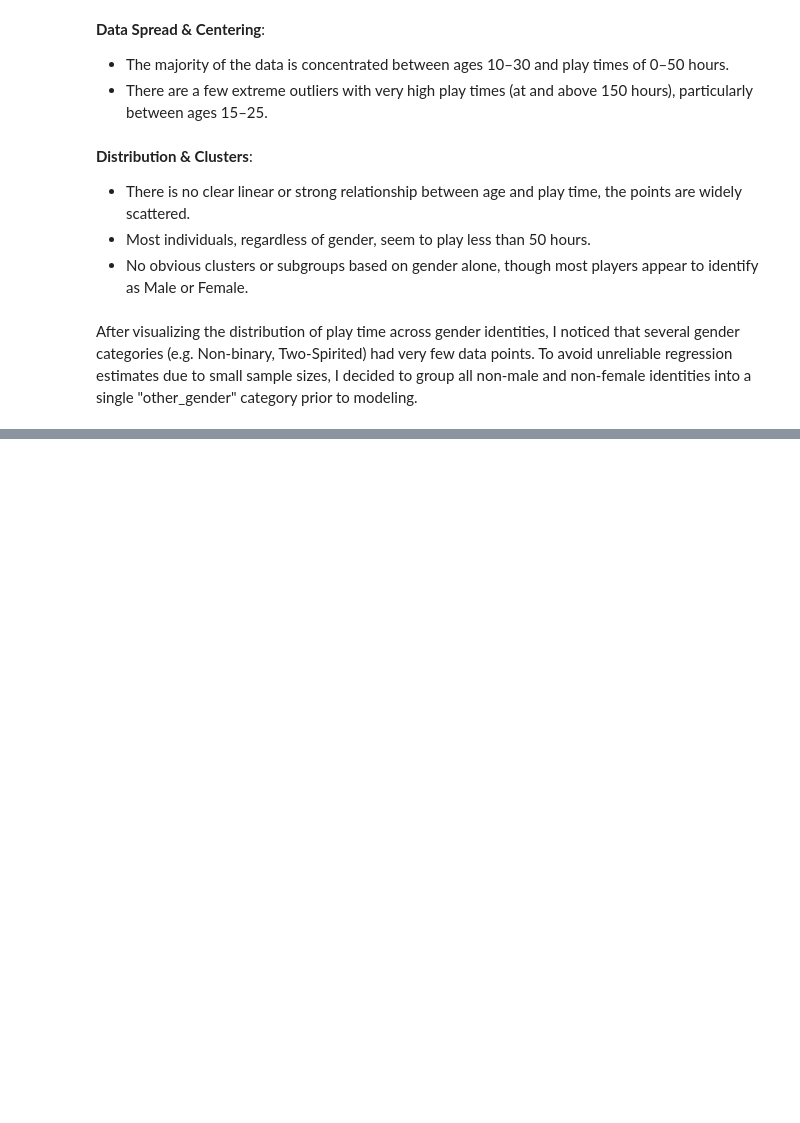
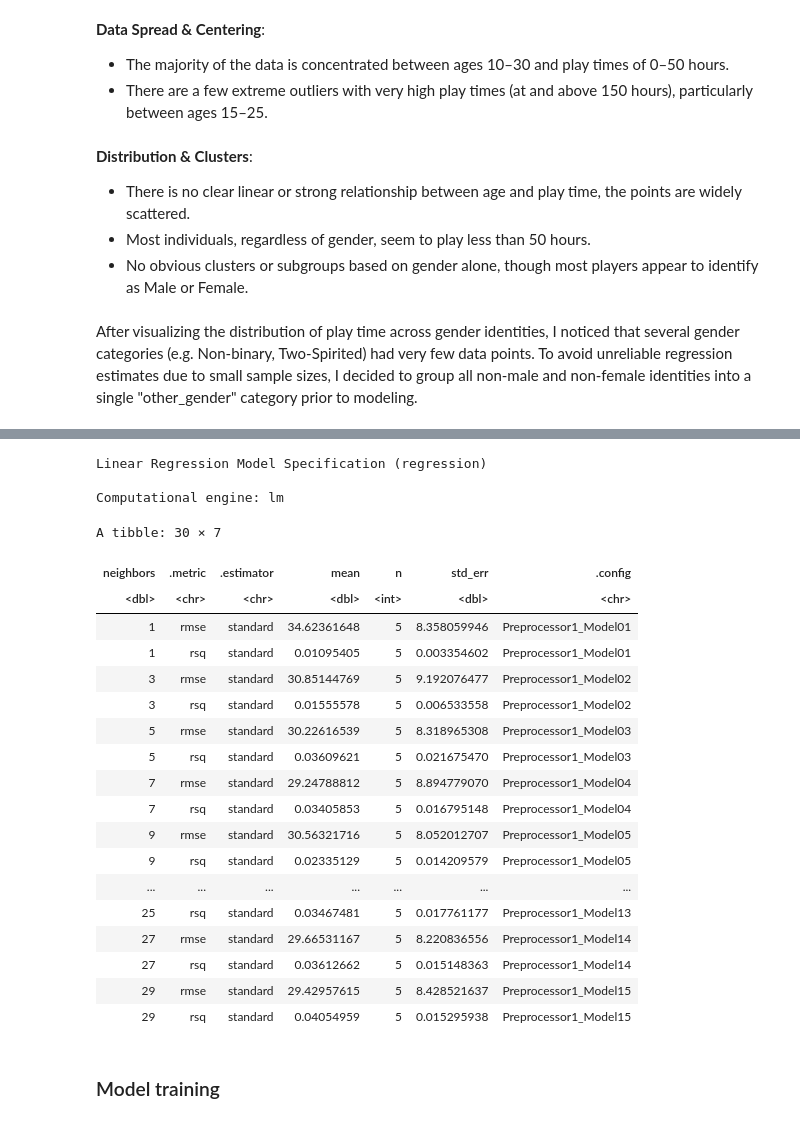
Before and after one commit to Vienne17/Project_Report_Vienne, a Jupyter notebook: Project_Report_Vienne_Meng.ipynb, the cells around one changed output, grey strips where cells are left out. Drawn from its saved outputs; the diff is of its cells as text; code cells hidden in the pictures; blank space fills up the shorter version.

Commit message:
Build, train, and evaluate linear and k-NN regression models

```diff
--- a/Project_Report_Vienne_Meng.ipynb
+++ b/Project_Report_Vienne_Meng.ipynb
@@ -234,0 +246,8 @@ After visualizing the distribution of play time across gender identities, I noti
+# %%
+other_gender <- c("Agender", "Non-binary", "Two-Spirited")
+
+players <- players |>
+  mutate(gender = as.character(gender)) |>
+  mutate(gender = ifelse(gender %in% other_gender, "other_gender", gender)) |>
+  mutate(gender = as.factor(gender))
+players
@@ -234,0 +276,6 @@ After visualizing the distribution of play time across gender identities, I noti
+# %%
+set.seed(17)
+
+players_split <- initial_split(players, prop = 0.75)
+players_training <- training(players_split)
+players_testing <- testing(players_split)
@@ -234,0 +290,62 @@ After visualizing the distribution of play time across gender identities, I noti
+# %%
+# Build linear Regression Model.
+
+lm_spec <- linear_reg() |>
+    set_engine("lm") |>
+    set_mode("regression")
+lm_spec
+# %% [output]
+Linear Regression Model Specification (regression)
+
+Computational engine: lm
+# %%
+# Build k-NN Regression Model.
+
+knn_spec <- nearest_neighbor(weight_func = "rectangular", neighbors = tune()) |>
+    set_engine("kknn") |>
+    set_mode("regression")
+
+knn_recipe <- recipe(played_hours ~ Age + gender, data = players_training) |>
+    step_dummy(all_nominal_predictors()) |>
+    step_scale(all_predictors()) |>
+    step_center(all_predictors())
+
+knn_vfold <- vfold_cv(players_training, v = 5, strata = played_hours)
+
+knn_workflow <- workflow() |>
+                     add_recipe(knn_recipe) |>
+                     add_model(knn_spec)
+
+# Model tuning
+
+set.seed(170)
+
+gridvals <- tibble(neighbors = seq(1, 30, by = 2))
+
+knn_results <- knn_workflow |>
+    tune_grid(resamples = knn_vfold, grid = gridvals) |>
+    collect_metrics()
+
+knn_results
+# %% [output]
+A tibble: 30 × 7
+| neighbors | .metric | .estimator | mean | n | std_err | .config |
+| <dbl> | <chr> | <chr> | <dbl> | <int> | <dbl> | <chr> |
+| 1 | rmse | standard | 34.62361648 | 5 | 8.358059946 | Preprocessor1_Model01 |
+| 1 | rsq | standard | 0.01095405 | 5 | 0.003354602 | Preprocessor1_Model01 |
+| 3 | rmse | standard | 30.85144769 | 5 | 9.192076477 | Preprocessor1_Model02 |
+| 3 | rsq | standard | 0.01555578 | 5 | 0.006533558 | Preprocessor1_Model02 |
+| 5 | rmse | standard | 30.22616539 | 5 | 8.318965308 | Preprocessor1_Model03 |
+| 5 | rsq | standard | 0.03609621 | 5 | 0.021675470 | Preprocessor1_Model03 |
+| 7 | rmse | standard | 29.24788812 | 5 | 8.894779070 | Preprocessor1_Model04 |
+| 7 | rsq | standard | 0.03405853 | 5 | 0.016795148 | Preprocessor1_Model04 |
+| 9 | rmse | standard | 30.56321716 | 5 | 8.052012707 | Preprocessor1_Model05 |
+| 9 | rsq | standard | 0.02335129 | 5 | 0.014209579 | Preprocessor1_Model05 |
+| ... | ... | ... | ... | ... | ... | ... |
+| 25 | rsq | standard | 0.03467481 | 5 | 0.017761177 | Preprocessor1_Model13 |
+| 27 | rmse | standard | 29.66531167 | 5 | 8.220836556 | Preprocessor1_Model14 |
+| 27 | rsq | standard | 0.03612662 | 5 | 0.015148363 | Preprocessor1_Model14 |
+| 29 | rmse | standard | 29.42957615 | 5 | 8.428521637 | Preprocessor1_Model15 |
+| 29 | rsq | standard | 0.04054959 | 5 | 0.015295938 | Preprocessor1_Model15 |
+# %% [markdown]
+### Model training
```
Also changed, not shown: parts of 16 cells of this notebook.
